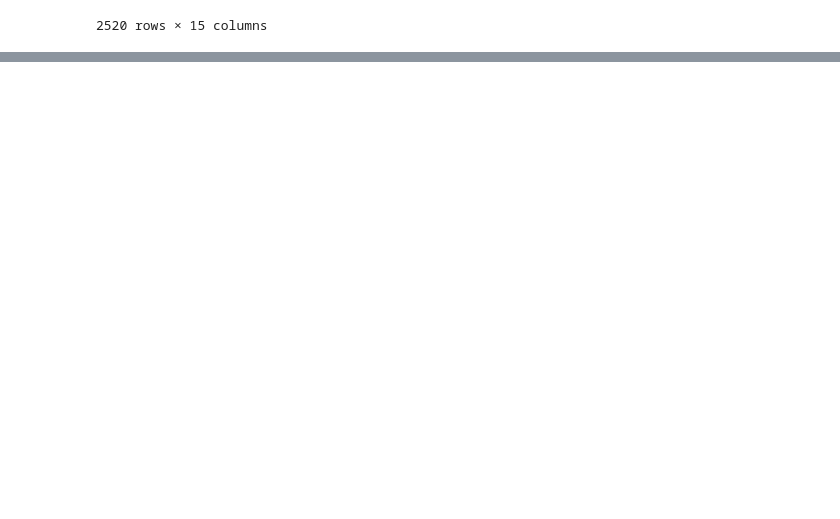
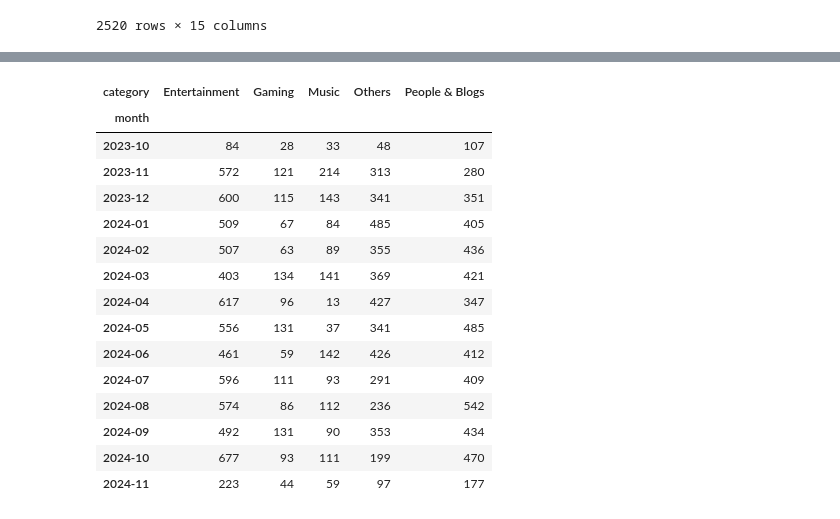
Before and after one commit to sleepifoxx/BTL-Data-Processing, a Jupyter notebook: DataCrawling.ipynb, the cells around one changed output, grey strips where cells are left out. Drawn from its saved outputs; the diff is of its cells as text; code cells hidden in the pictures; blank space fills up the shorter version.

```diff
--- a/DataCrawling.ipynb
+++ b/DataCrawling.ipynb
@@ -153,0 +156,36 @@ trending_videos.to_csv('data.csv')
+# %%
+trending_videos = pd.read_csv('data.csv')
+trending_videos = trending_videos[['snapshot_date', 'category']]
+
+trending_videos['category'] = trending_videos['category'].fillna('Unknown')
+
+category_counts = trending_videos['category'].value_counts()
+
+trending_videos['category'] = trending_videos['category'].apply(lambda x: x if category_counts[x] >= 1000 else 'Others')
+
+trending_videos = trending_videos.groupby(['snapshot_date', 'category']).size().unstack(fill_value=0)
+
+trending_videos.index = pd.to_datetime(trending_videos.index)
+
+trending_videos['month'] = trending_videos.index.to_period('M')
+
+monthly_data = trending_videos.groupby('month').sum()
+
+monthly_data
+# %% [output]
+| category | Entertainment | Gaming | Music | Others | People & Blogs |
+| month |  |  |  |  |  |
+| 2023-10 | 84 | 28 | 33 | 48 | 107 |
+| 2023-11 | 572 | 121 | 214 | 313 | 280 |
+| 2023-12 | 600 | 115 | 143 | 341 | 351 |
+| 2024-01 | 509 | 67 | 84 | 485 | 405 |
+| 2024-02 | 507 | 63 | 89 | 355 | 436 |
+| 2024-03 | 403 | 134 | 141 | 369 | 421 |
+| 2024-04 | 617 | 96 | 13 | 427 | 347 |
+| 2024-05 | 556 | 131 | 37 | 341 | 485 |
+| 2024-06 | 461 | 59 | 142 | 426 | 412 |
+| 2024-07 | 596 | 111 | 93 | 291 | 409 |
+| 2024-08 | 574 | 86 | 112 | 236 | 542 |
+| 2024-09 | 492 | 131 | 90 | 353 | 434 |
+| 2024-10 | 677 | 93 | 111 | 199 | 470 |
+| 2024-11 | 223 | 44 | 59 | 97 | 177 |
```
Also changed, not shown: parts of 2 cells of this notebook.
